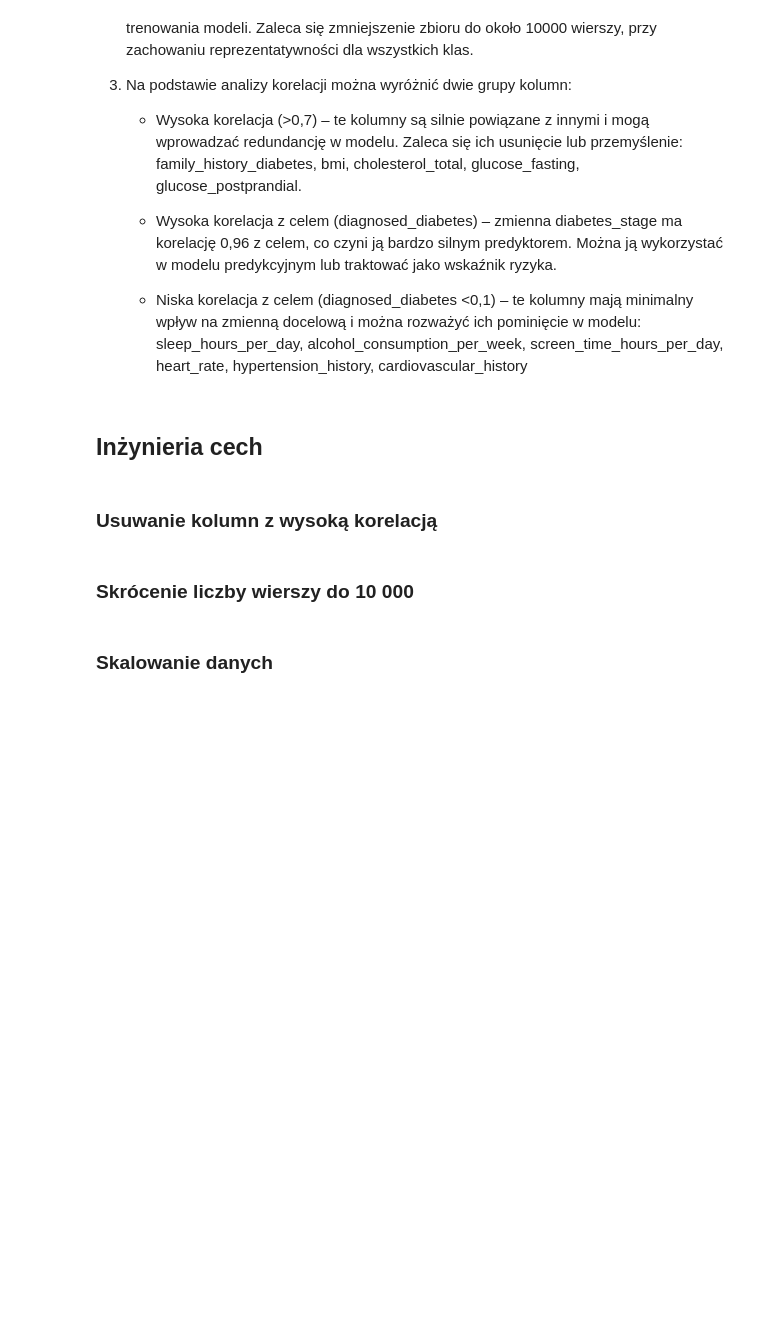
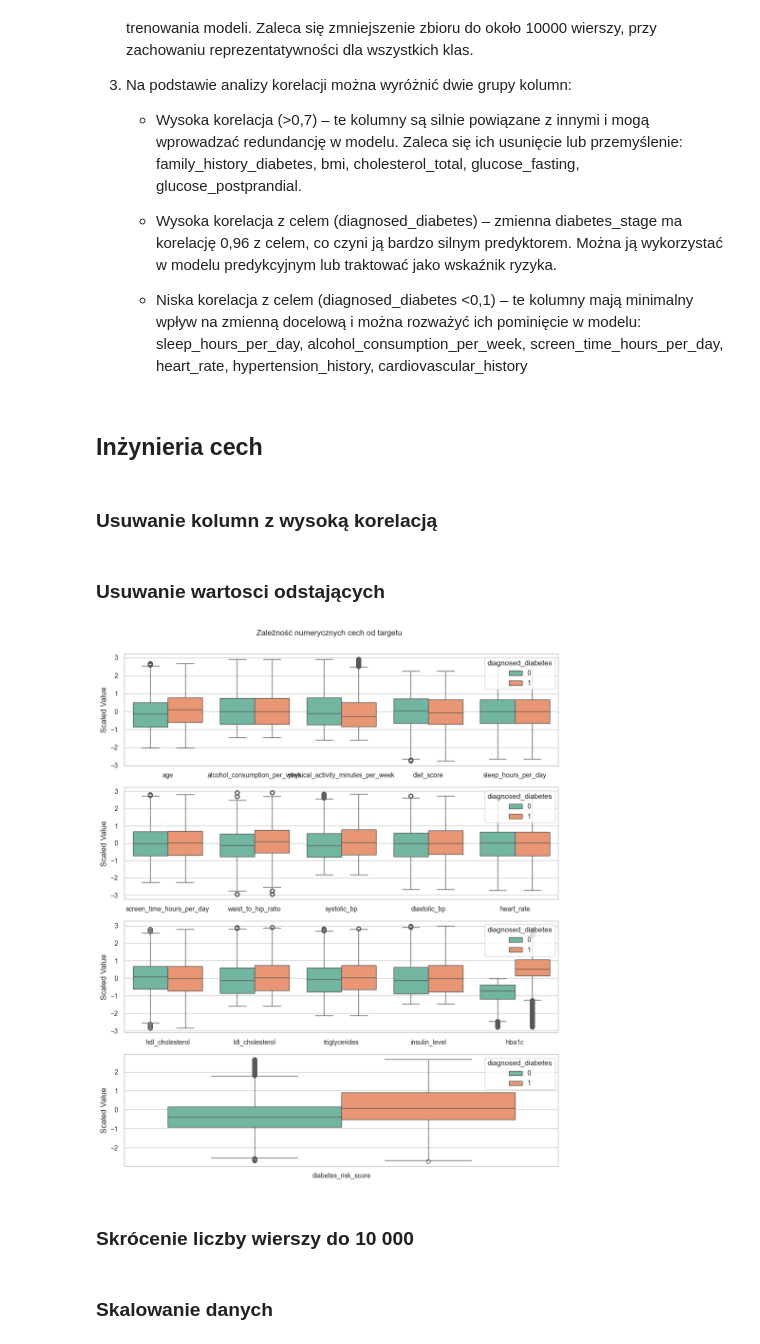
Before and after one commit to VladRost/suml_15_grupa5, a Jupyter notebook: 01_eda.ipynb, the cells around one changed output. Drawn from its saved outputs; the diff is of its cells as text; code cells hidden in the pictures; blank space fills up the shorter version.

```diff
--- a/01_eda.ipynb
+++ b/01_eda.ipynb
@@ -321,6 +322,28 @@ cols_to_drop = [
 ]
 
 df_prepared.drop(columns=cols_to_drop, inplace=True)
+# %% [markdown]
+### Usuwanie wartosci odstających
+# %%
+def remove_outliers_iqr(df, cols, k=1.5):
+    df_clean = df.copy()
+    for col in cols:
+        Q1 = df_clean[col].quantile(0.25)
+        Q3 = df_clean[col].quantile(0.75)
+        IQR = Q3 - Q1
+        lower = Q1 - k * IQR
+        upper = Q3 + k * IQR
+        df_clean = df_clean[(df_clean[col] >= lower) & (df_clean[col] <= upper)]
+    return df_clean
+
+num_cols = df_prepared.select_dtypes(include=["float64", "int64"]).columns.tolist()
+num_cols.remove("diagnosed_diabetes")
+
+df_prepared = remove_outliers_iqr(df_prepared, num_cols)
+# %%
+plot_boxplots_by_target(df_prepared, num_cols, 4, 5, target)
+# %% [output]
+[figure, added]
 # %% [markdown]
 ### Skrócenie liczby wierszy do 10 000
 # %%
```
Also changed, not shown: parts of 5 cells of this notebook.
